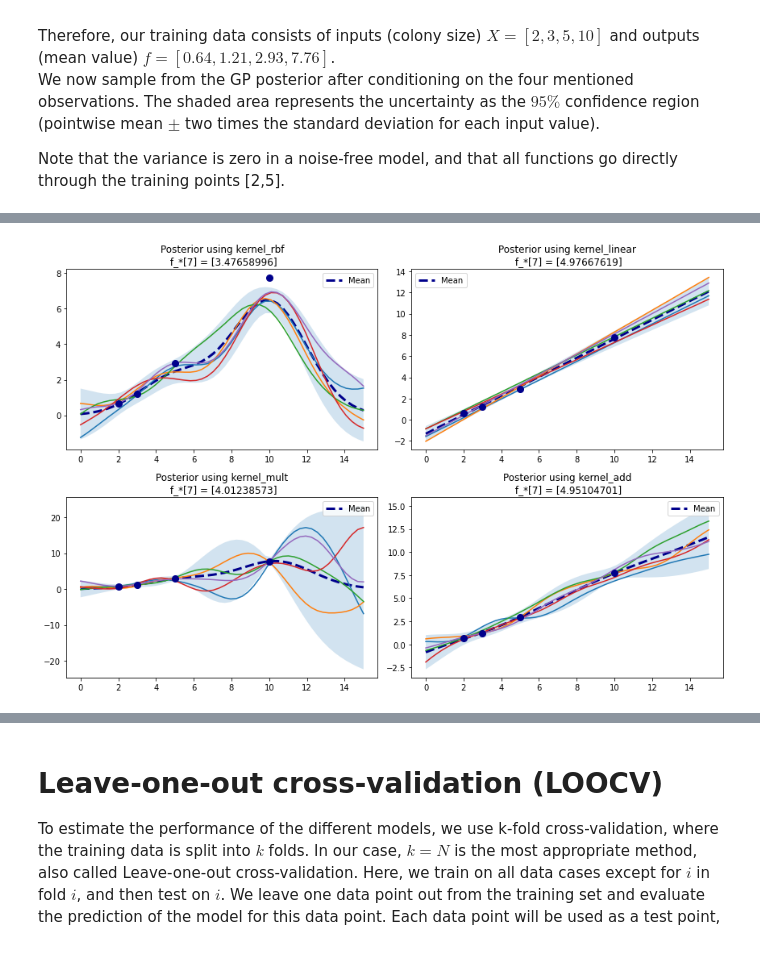
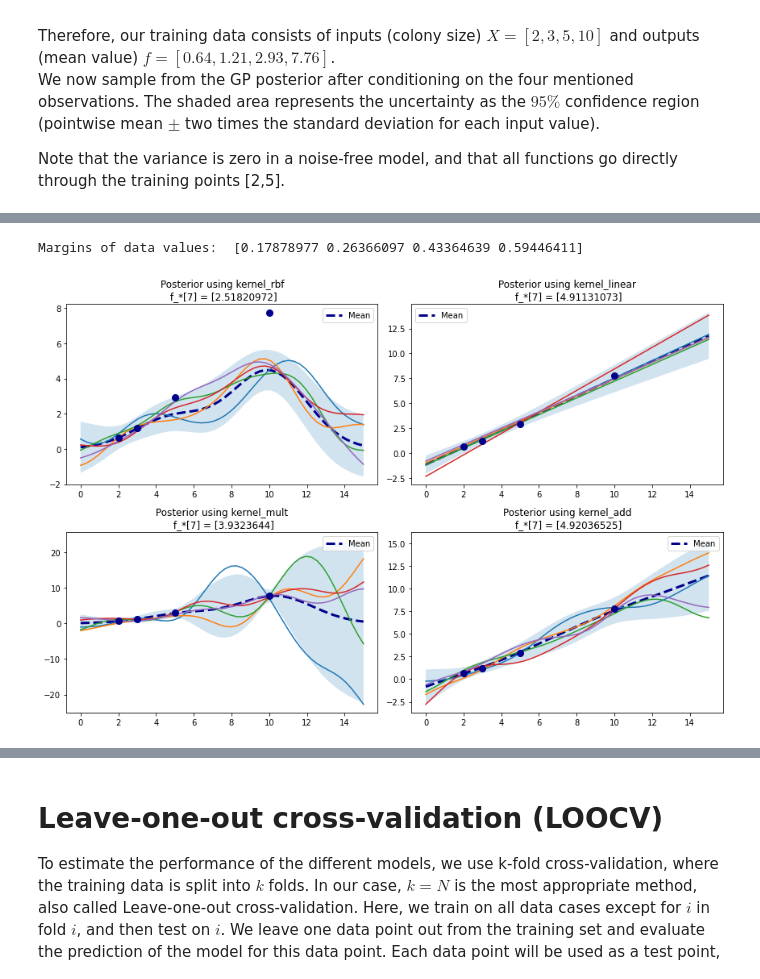
Before and after one commit to juliakln/MasterThesis, a Jupyter notebook: gpr/GaussianProcessRegression.ipynb, the cells around one changed output, grey strips where cells are left out. Cells and saved outputs as stored; diff of their text form; code cells hidden in the pictures.

```diff
--- a/gpr/GaussianProcessRegression.ipynb
+++ b/gpr/GaussianProcessRegression.ipynb
@@ -204,7 +222,7 @@ We now sample from the GP posterior after conditioning on the four mentioned obs
 
 Note that the variance is zero in a noise-free model, and that all functions go directly through the training points [2,5].
 # %%
-def posterior(X, X_s, f, kernel=kernel_rbf, params=params, noise=1e-2):
+def posterior(X, X_s, f, kernel=kernel_rbf, params=params, noise=1e-15):
     """ Derive Posterior Distribution using Equation (1)
 
     Parameters:
@@ -219,7 +237,7 @@ def posterior(X, X_s, f, kernel=kernel_rbf, params=params, noise=1e-2):
     params : dictionary
         Hyperparameters for kernel functions
     noise : float
-        Noise to ensure that the matrix is not singular
+        Noise to add to data
 
     Returns:
     mu_s : numpy array with N dimensions of 1 element
@@ -227,12 +245,23 @@ def posterior(X, X_s, f, kernel=kernel_rbf, params=params, noise=1e-2):
     sigma_s : numpy array with N x N dimensions
         Covariance matrix of posterior distribution
     """
-    cov = kernel(X, X, params) + noise**2 * np.eye(N)
-    cov_s = kernel(X, X_s, params) + 1e-5 * np.eye(N,N_s)
-    cov_ss = kernel(X_s, X_s, params) + 1e-5 * np.eye(N_s)
+    # Add noise to observations
+    cov = kernel(X, X, params) + noise * np.eye(N)                                # old:  + noise**2 * np.eye(N)
+    cov_s = kernel(X, X_s, params)                             # + 1e-5 * np.eye(N,N_s)
+    cov_ss = kernel(X_s, X_s, params)                          # + 1e-5 * np.eye(N_s)
 
-    mu_s = cov_s.T.dot(np.linalg.inv(cov)).dot(f)
-    sigma_s = cov_ss - cov_s.T.dot(np.linalg.inv(cov)).dot(cov_s)
+    # Cholesky decomposition for numerical stability of matrix inversion
+    L = np.linalg.cholesky(cov + 1e-5 * np.eye(N))
+    alpha_1 = np.linalg.solve(L, f)
+    alpha = np.linalg.solve(L.T, alpha_1)
+    mu_s = cov_s.T.dot(alpha)
+
+    v = np.linalg.solve(L, cov_s)
+    sigma_s = cov_ss - v.T.dot(v)
+
+    # without Cholesky:
+    #mu_s = cov_s.T.dot(np.linalg.inv(cov)).dot(f)
+    #sigma_s = cov_ss - cov_s.T.dot(np.linalg.inv(cov)).dot(cov_s)
 
     return mu_s, sigma_s
 
@@ -319,36 +355,48 @@ as our posterior distribution, from which we sample like in the example with noi
 # %%
-# assume noise
-sigma_f = 0.4
+# compute standard deviation of histogram with probabilities p, observations o, and mean value x
+def comp_sd(p, o, x):
+    return np.sqrt(np.sum(p * (o - x)**2))
+# compute margin of error for mean of histogram with t-value t, standard deviation sd, and sample size N
+def comp_margin(t, sd, N):
+    return t * (sd / np.sqrt(N))
+
+# compute noise as 95% margins of mean for all histograms, assume sample size of N=100
+sigma_f = np.array([comp_margin(t=1.962, sd=comp_sd(obs, np.arange(len(obs)), f[i]), N=100) for (obs,i) \
+                   in zip(observations, np.arange(len(observations)))])
+
+print('Margins of data values: ', sigma_f)
+
 
 # Noisy training data
 X = np.array([2,3,5,10]).reshape(-1,1)
 N = len(X)
 # Ich brauch keine noisy data, sondern assume einfach, dass meine data schon noisy ist, oder?
 #f_noisy = np.array([0.64,1.21,2.93,7.76]).reshape(-1,1) + sigma_f * np.random.randn(*X.shape)
 
 
 # define hyperparameters for all kernels
 params = {'var': 0.8,
           'ell': 2,
           'var_b': 2,
           'off': 0.5}
 
 # Poster using RBF and linear kernel, and multiplication and addition of both from noisy training data
 plt.figure(figsize=(12, 8))
 
 for i, kernel in enumerate([kernel_rbf, kernel_linear, kernel_mult, kernel_add]):
     # compute mean and covariance of the posterior distribution and draw 5 samples
     mu_post, cov_post = posterior(X, X_s, f, kernel, params, noise=sigma_f)
     samples = np.random.multivariate_normal(mu_post.ravel(), cov_post, 5)
     idx_pred = np.absolute(X_s-7).argmin()
     plt.subplot(2,2,(i+1))
     plot_gp(mu_post, cov_post, X_s, X, f, samples)
     # compute prediction for x* = 7
     plt.title(f'Posterior using {kernel.__name__}\n f_*[7] = {mu_post[idx_pred]}')
 plt.tight_layout()
 plt.show()
 # %% [output]
+Margins of data values:  [0.17878977 0.26366097 0.43364639 0.59446411]
-[figure, old version]
+[figure, new version]
 # %% [markdown]
 # Next Steps
 
```
Also changed, not shown: parts of 7 cells of this notebook, 37 other files.
